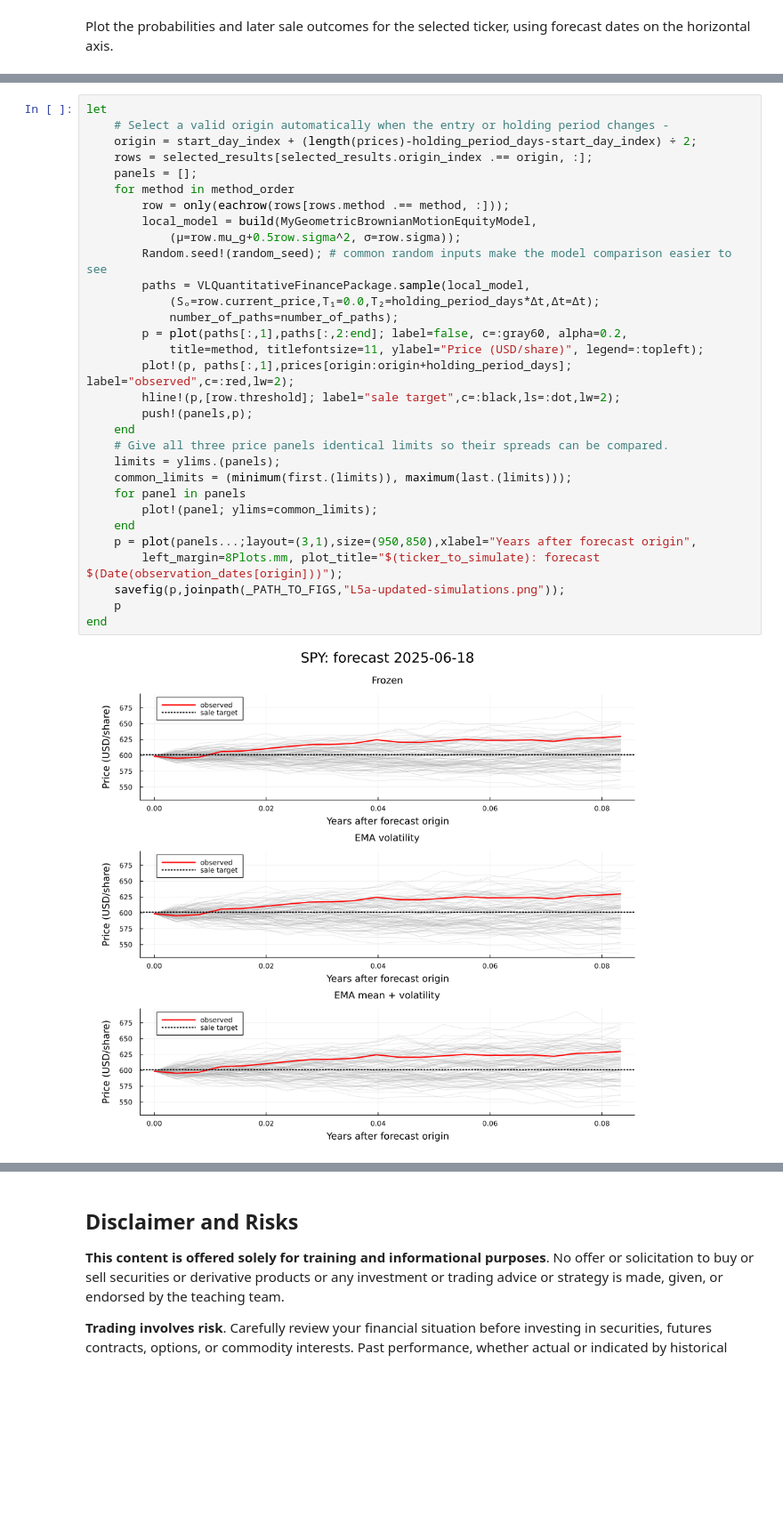
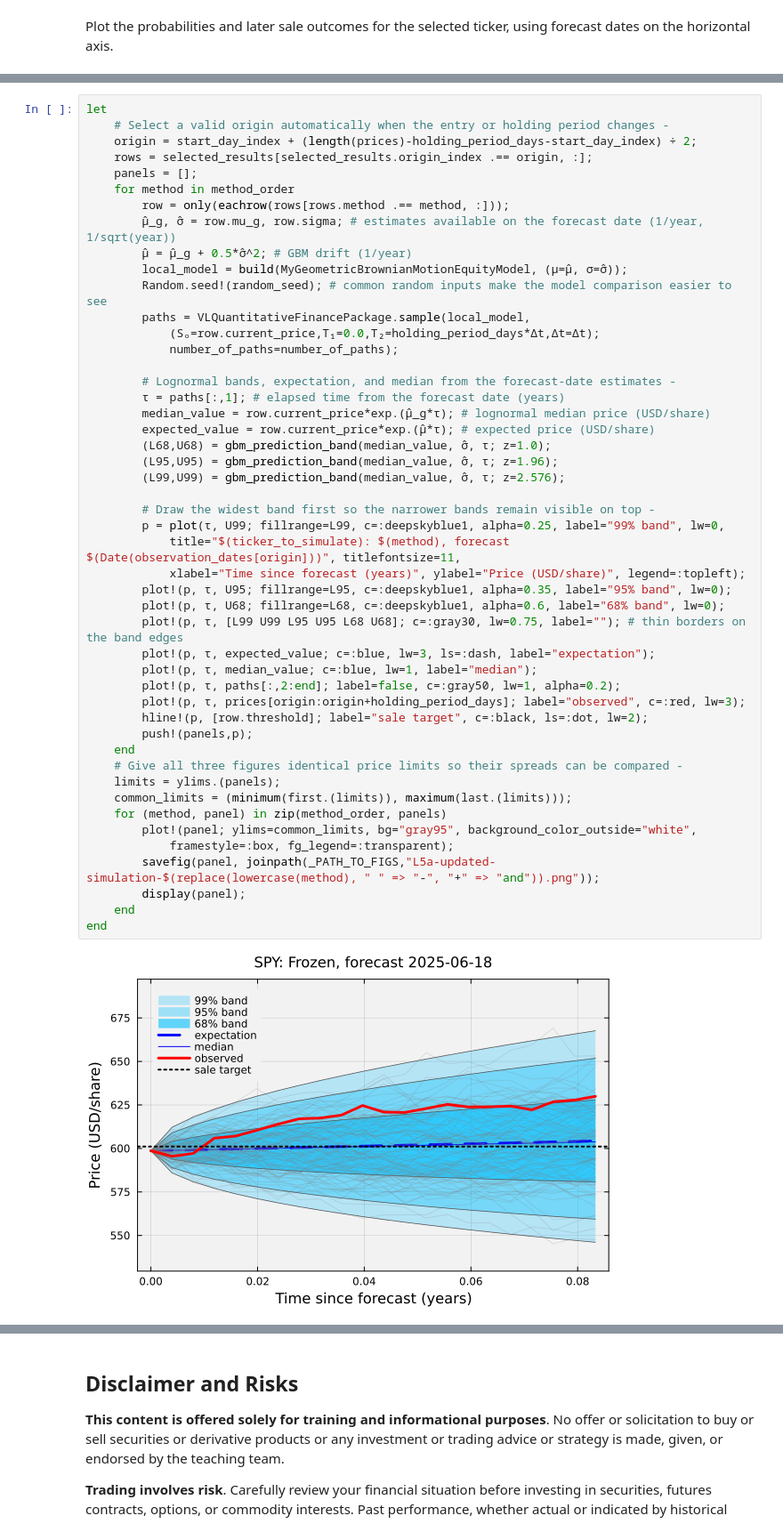
Before and after one commit to varnerlab/CHEME-5660-CourseRepository-Fall-2026, a Jupyter notebook: lectures/week-5/L5a/CHEME-5660-L5a-Example-EMA-SAGBM-Fall-2026.ipynb, the cells around one changed output, grey strips where cells are left out. Shown at 89% size. Drawn from its saved outputs; the diff is of its cells as text; blank space fills up the shorter version.

```diff
--- a/lectures/week-5/L5a/CHEME-5660-L5a-Example-EMA-SAGBM-Fall-2026.ipynb
+++ b/lectures/week-5/L5a/CHEME-5660-L5a-Example-EMA-SAGBM-Fall-2026.ipynb
@@ -237,33 +284,50 @@ Choose a date near the middle of the available forecasts. Use [the sample(...) f
 # %%
 let
     # Select a valid origin automatically when the entry or holding period changes -
     origin = start_day_index + (length(prices)-holding_period_days-start_day_index) ÷ 2;
     rows = selected_results[selected_results.origin_index .== origin, :];
     panels = [];
     for method in method_order
         row = only(eachrow(rows[rows.method .== method, :]));
-        local_model = build(MyGeometricBrownianMotionEquityModel,
-            (μ=row.mu_g+0.5row.sigma^2, σ=row.sigma));
+        μ̂_g, σ̂ = row.mu_g, row.sigma; # estimates available on the forecast date (1/year, 1/sqrt(year))
+        μ̂ = μ̂_g + 0.5*σ̂^2; # GBM drift (1/year)
+        local_model = build(MyGeometricBrownianMotionEquityModel, (μ=μ̂, σ=σ̂));
         Random.seed!(random_seed); # common random inputs make the model comparison easier to see
         paths = VLQuantitativeFinancePackage.sample(local_model,
             (Sₒ=row.current_price,T₁=0.0,T₂=holding_period_days*Δt,Δt=Δt);
             number_of_paths=number_of_paths);
-        p = plot(paths[:,1],paths[:,2:end]; label=false, c=:gray60, alpha=0.2,
-            title=method, titlefontsize=11, ylabel="Price (USD/share)", legend=:topleft);
-        plot!(p, paths[:,1],prices[origin:origin+holding_period_days]; label="observed",c=:red,lw=2);
-        hline!(p,[row.threshold]; label="sale target",c=:black,ls=:dot,lw=2);
+
+        # Lognormal bands, expectation, and median from the forecast-date estimates -
+        τ = paths[:,1]; # elapsed time from the forecast date (years)
+        median_value = row.current_price*exp.(μ̂_g*τ); # lognormal median price (USD/share)
+        expected_value = row.current_price*exp.(μ̂*τ); # expected price (USD/share)
+        (L68,U68) = gbm_prediction_band(median_value, σ̂, τ; z=1.0);
+        (L95,U95) = gbm_prediction_band(median_value, σ̂, τ; z=1.96);
+        (L99,U99) = gbm_prediction_band(median_value, σ̂, τ; z=2.576);
+
+        # Draw the widest band first so the narrower bands remain visible on top -
+        p = plot(τ, U99; fillrange=L99, c=:deepskyblue1, alpha=0.25, label="99% band", lw=0,
+            title="$(ticker_to_simulate): $(method), forecast $(Date(observation_dates[origin]))", titlefontsize=11,
+            xlabel="Time since forecast (years)", ylabel="Price (USD/share)", legend=:topleft);
+        plot!(p, τ, U95; fillrange=L95, c=:deepskyblue1, alpha=0.35, label="95% band", lw=0);
+        plot!(p, τ, U68; fillrange=L68, c=:deepskyblue1, alpha=0.6, label="68% band", lw=0);
+        plot!(p, τ, [L99 U99 L95 U95 L68 U68]; c=:gray30, lw=0.75, label=""); # thin borders on the band edges
+        plot!(p, τ, expected_value; c=:blue, lw=3, ls=:dash, label="expectation");
+        plot!(p, τ, median_value; c=:blue, lw=1, label="median");
+        plot!(p, τ, paths[:,2:end]; label=false, c=:gray50, lw=1, alpha=0.2);
+        plot!(p, τ, prices[origin:origin+holding_period_days]; label="observed", c=:red, lw=3);
+        hline!(p, [row.threshold]; label="sale target", c=:black, ls=:dot, lw=2);
         push!(panels,p);
     end
-    # Give all three price panels identical limits so their spreads can be compared.
+    # Give all three figures identical price limits so their spreads can be compared -
     limits = ylims.(panels);
     common_limits = (minimum(first.(limits)), maximum(last.(limits)));
-    for panel in panels
-        plot!(panel; ylims=common_limits);
+    for (method, panel) in zip(method_order, panels)
+        plot!(panel; ylims=common_limits, bg="gray95", background_color_outside="white",
+            framestyle=:box, fg_legend=:transparent);
+        savefig(panel, joinpath(_PATH_TO_FIGS,"L5a-updated-simulation-$(replace(lowercase(method), " " => "-", "+" => "and")).png"));
+        display(panel);
     end
-    p = plot(panels...;layout=(3,1),size=(950,850),xlabel="Years after forecast origin",
-        left_margin=8Plots.mm, plot_title="$(ticker_to_simulate): forecast $(Date(observation_dates[origin]))");
-    savefig(p,joinpath(_PATH_TO_FIGS,"L5a-updated-simulations.png"));
-    p
 end
 # %% [output]
-[figure, old version]
+[figure, new version]
```
Also changed, not shown: parts of 19 cells of this notebook, 13 other files.
